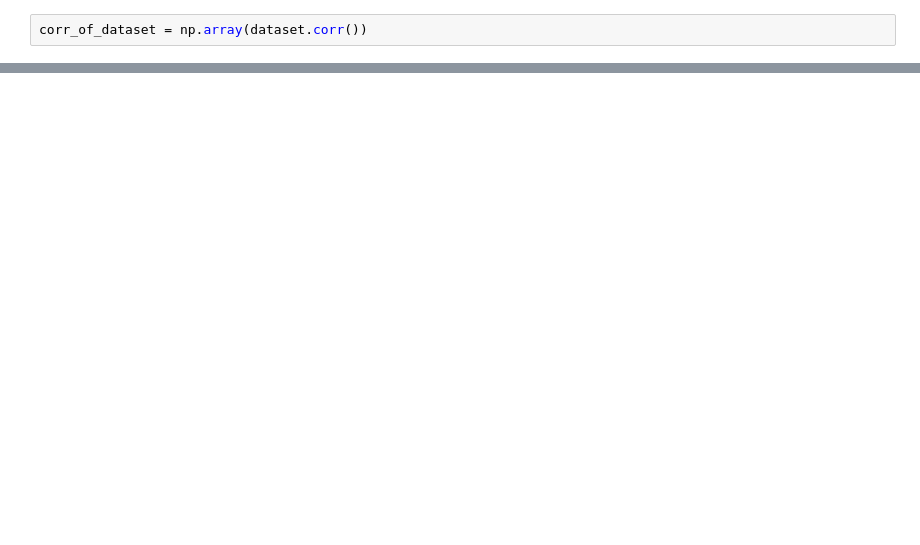
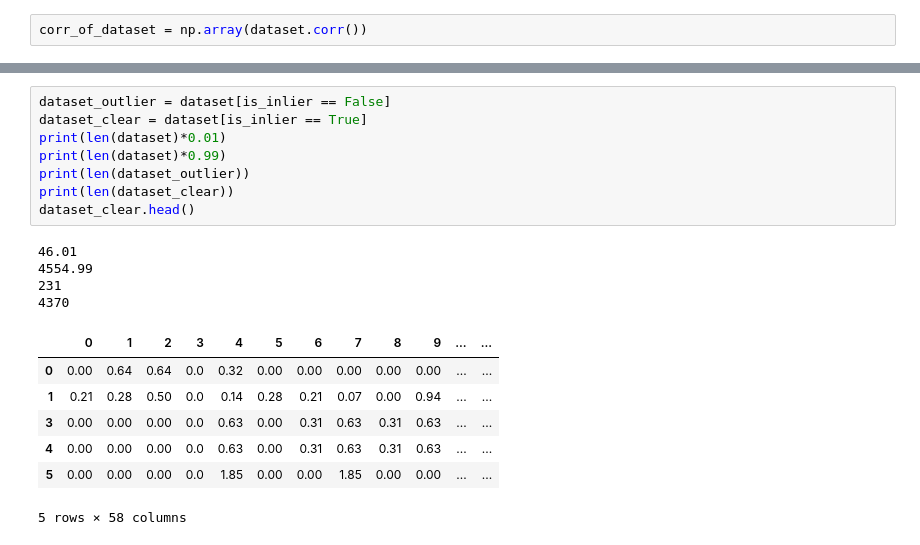
Before and after one commit to SultanovAR/mephi_course_neuro, a Jupyter notebook: bdz/bdz.ipynb, the cells around one changed output, grey strips where cells are left out. Saved outputs shown, nothing was run; the diff lists cells and outputs as text; blank space fills up the shorter version.

```diff
--- a/bdz/bdz.ipynb
+++ b/bdz/bdz.ipynb
@@ -172,0 +182,20 @@ plt.savefig('scatter_diag.png', bbox_inches='tight')
+# %%
+dataset_outlier = dataset[is_inlier == False]
+dataset_clear = dataset[is_inlier == True]
+print(len(dataset)*0.01)
+print(len(dataset)*0.99)
+print(len(dataset_outlier))
+print(len(dataset_clear))
+dataset_clear.head()
+# %% [output]
+46.01
+4554.99
+231
+4370
+|  | 0 | 1 | 2 | 3 | 4 | 5 | 6 | 7 | 8 | 9 | ... | ... |
+| 0 | 0.00 | 0.64 | 0.64 | 0.0 | 0.32 | 0.00 | 0.00 | 0.00 | 0.00 | 0.00 | ... | ... |
+| 1 | 0.21 | 0.28 | 0.50 | 0.0 | 0.14 | 0.28 | 0.21 | 0.07 | 0.00 | 0.94 | ... | ... |
+| 3 | 0.00 | 0.00 | 0.00 | 0.0 | 0.63 | 0.00 | 0.31 | 0.63 | 0.31 | 0.63 | ... | ... |
+| 4 | 0.00 | 0.00 | 0.00 | 0.0 | 0.63 | 0.00 | 0.31 | 0.63 | 0.31 | 0.63 | ... | ... |
+| 5 | 0.00 | 0.00 | 0.00 | 0.0 | 1.85 | 0.00 | 0.00 | 1.85 | 0.00 | 0.00 | ... | ... |
+5 rows × 58 columns
```
Also changed, not shown: parts of 53 cells of this notebook, 16 other files.
